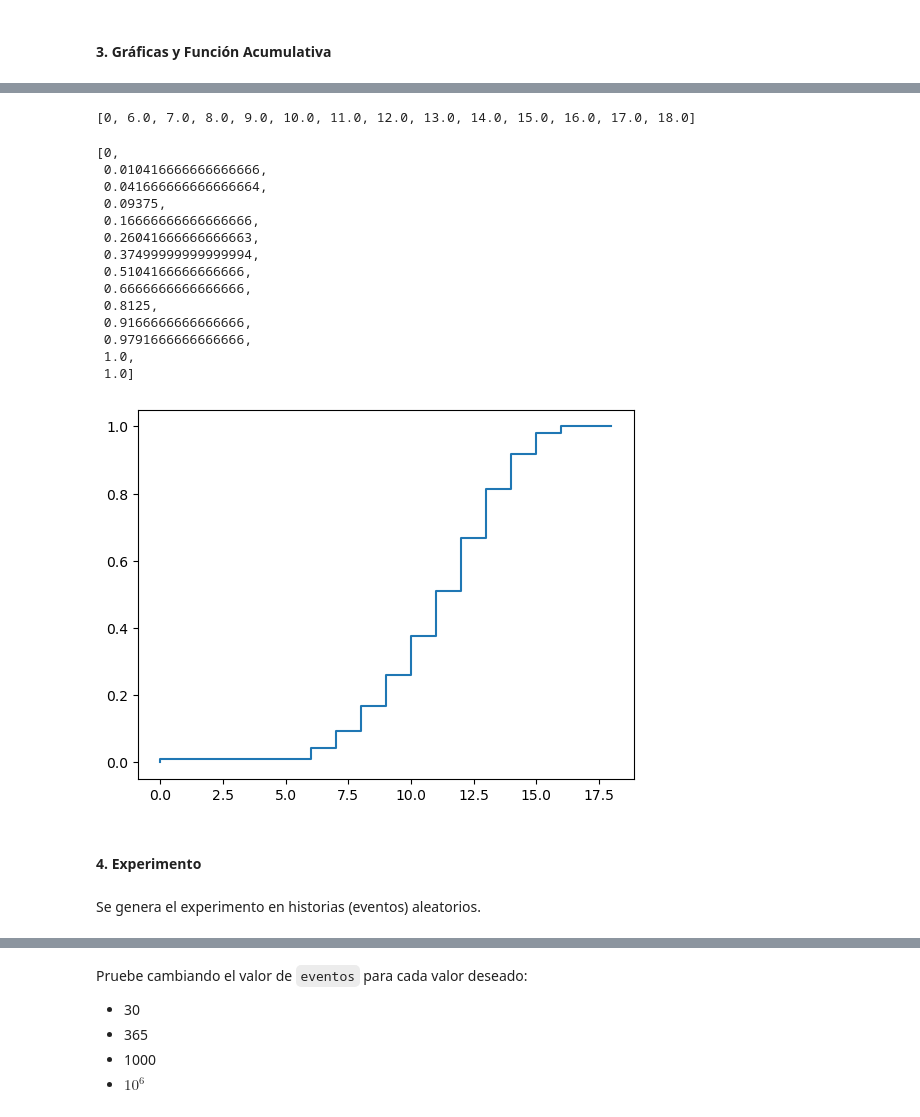
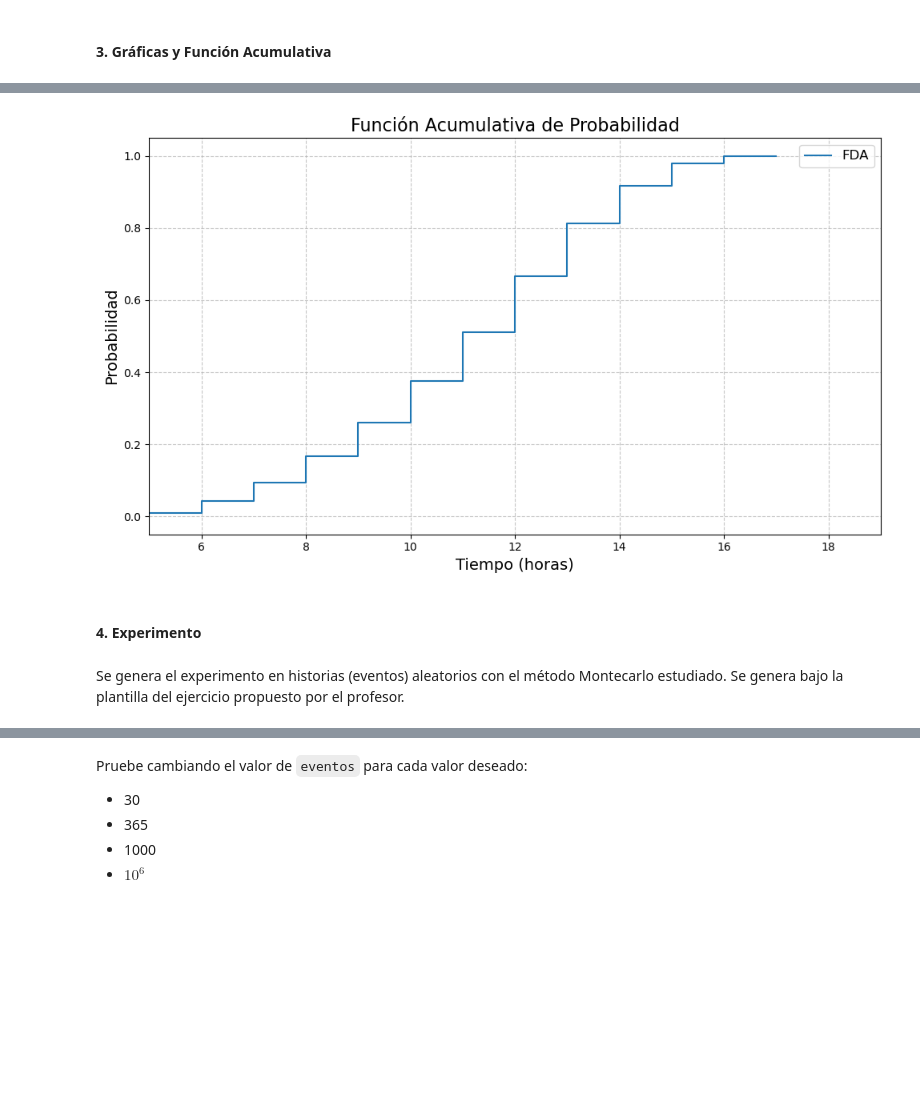
Before and after one commit to PinzonHarker/2024-II_InstrumentacionNuclear, a Jupyter notebook: 1-1_Taller_Simulacion.ipynb, the cells around one changed output, grey strips where cells are left out. Drawn from its saved outputs; the diff is of its cells as text; code cells hidden in the pictures; blank space fills up the shorter version.

Commit message:
Reestructuración. Se reedita el ejercicio 4 con un código más legible y reutilizable. Faltantes los demás

```diff
--- a/1-1_Taller_Simulacion.ipynb
+++ b/1-1_Taller_Simulacion.ipynb
@@ -259,38 +277,45 @@ Se genera la función acumulativa $F$ y se grafica.
 # %%
-# acumulador
-F = [0]
-acum = 0
-for hour in pl.horas:
-    acum += pl.integral(hour)
-    F.append(acum)
+"""Se genera la Función Acumulativa de Probabilidad (FDA)"""
 
-x_val = [0]
-for hour in pl.horas:
-    x_val.append(hour)
-print(x_val)
 
-plt.plot(x_val, F, ds="steps")
+FDA = [0]
+hours = [0]
 
-F
+sum = 0
+
+for hour in model.hours:
+
+    sum += model.prob_integrating_norm(hour)
+
+    FDA.append(sum)
+    hours.append(hour)
+FDA.pop(), hours.pop()
+FDA = np.array(FDA)
+hours = np.array(hours)
+
+
+# Plotting
+"""Gráfica de la función Acumulativa"""
+fig, ax = plot_template(
+    title="Función Acumulativa de Probabilidad",
+    x_label="Tiempo (horas)",
+    y_label="Probabilidad",
+    x_lim=[5, 19],
+)
+ax.plot(hours, FDA, label="FDA", ds="steps")
+# Añadir leyenda para más claridad
+ax.legend(fontsize=12)
+
+# Mostrar el gráfico
+plt.show()
+
+# test
+if False:
+    print(np.column_stack((FDA, hours)))
 # %% [output]
-[0, 6.0, 7.0, 8.0, 9.0, 10.0, 11.0, 12.0, 13.0, 14.0, 15.0, 16.0, 17.0, 18.0]
-[0,
- 0.010416666666666666,
- 0.041666666666666664,
- 0.09375,
- 0.16666666666666666,
- 0.26041666666666663,
- 0.37499999999999994,
- 0.5104166666666666,
- 0.6666666666666666,
- 0.8125,
- 0.9166666666666666,
- 0.9791666666666666,
- 1.0,
- 1.0]
-[figure, old version]
+[figure, new version]
 # %% [markdown]
 #### 4. Experimento
 # %% [markdown]
-Se genera el experimento en historias (eventos) aleatorios.
+Se genera el experimento en historias (eventos) aleatorios con el método Montecarlo estudiado. Se genera bajo la plantilla del ejercicio propuesto por el profesor.
 # %%
```
Also changed, not shown: parts of 8 cells of this notebook.
